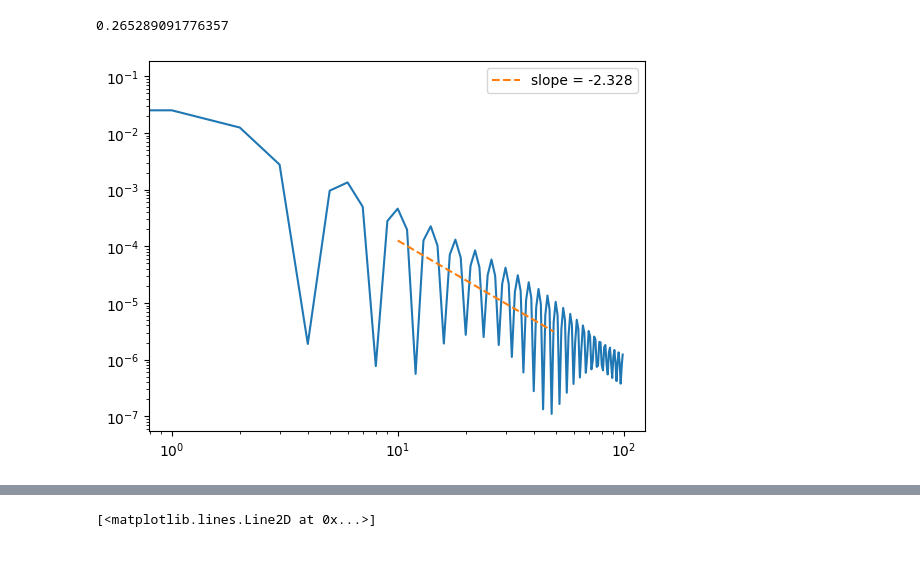
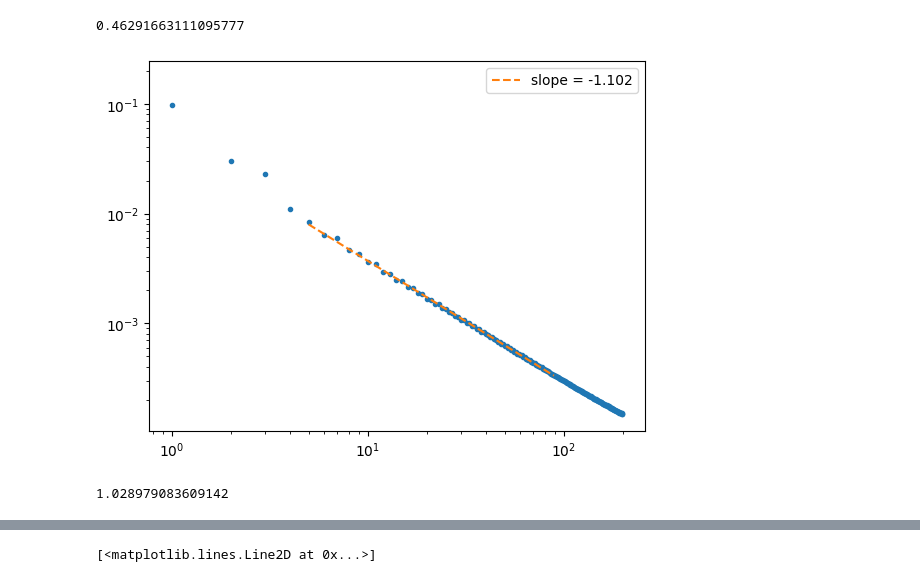
Before and after one commit to aravindhshankar/Spin1LongRangeOrder.jl, a Jupyter notebook: python/central_charge/visualize_helper.ipynb, the cells around one changed output, grey strips where cells are left out. Saved outputs shown, nothing was run; the diff lists cells and outputs as text; code cells hidden in the pictures.

```diff
--- a/python/central_charge/visualize_helper.ipynb
+++ b/python/central_charge/visualize_helper.ipynb
@@ -27,5 +27,5 @@ plt.yscale('log')
 # %%
-distrange = 100 #picked smaller than correlation length
+distrange = 200 #picked smaller than correlation length
 chargecorr = obs.denoise_rolling(np.abs(obs.charge_corr(psi, distrange, connected=True)), window=1)
 spinzcorr = obs.denoise_rolling(np.abs(obs.SzSz_corr(psi, distrange, connected=True)), window=1)
 spinpmcorr = obs.denoise_rolling(np.abs(obs.SpSm_corr(psi, distrange)), window=1)
@@ -33,24 +33,28 @@ electroncorr = obs.denoise_rolling(np.abs(obs.electron_corr(psi, distrange, "tot
 # %%
 xvals = np.arange(distrange)
 # yvals = obs.denoise_rolling(np.abs(alt_spinzcorr), window=1)
-yvals = np.abs(obs.SzSz_corr(psi, 100, connected=True))
-plt.plot(xvals, yvals)
-fitw = slice(10, 50)
+yvals = obs.denoise_rolling(np.abs(alt_spinpmcorr), window=2)
+# yvals = np.abs(obs.SzSz_corr(psi, 100, connected=True))
+plt.plot(xvals, yvals,ls='', marker='.')
+fitw = slice(5, 90)
 m, logc = np.polyfit(np.log(xvals[fitw]), np.log(yvals[fitw]), 1)
 plt.plot(xvals[fitw], np.exp(logc) * xvals[fitw]**m, ls='--', label=f'slope = {m:.3f}')
 # vibes = 0.07 * xvals**(-1 - 0.7126) * np.abs(np.log(xvals))**0.5
 # plt.plot(vibes)
 plt.yscale('log')
 plt.xscale('log')
 plt.legend()
 
 Kc = np.pi**2 * np.exp(logc)
 print(Kc)
 # %% [output]
-0.265289091776357
+0.46291663111095777
-[figure, old version]
+[figure, new version]
 # %%
-0.7125953383210929
+KDEF = 0.7125953383210929
+0.25*(KDEF + 1/KDEF + 2)
+# %% [output]
+1.028979083609142
 # %%
 print(psi.expectation_value('Sx'))
 psi.expectation_value('Sz'), 0.5 * (psi.expectation_value('Nu') - psi.expectation_value('Nd'))
```
Also changed, not shown: parts of 6 cells of this notebook, 1 other file.
